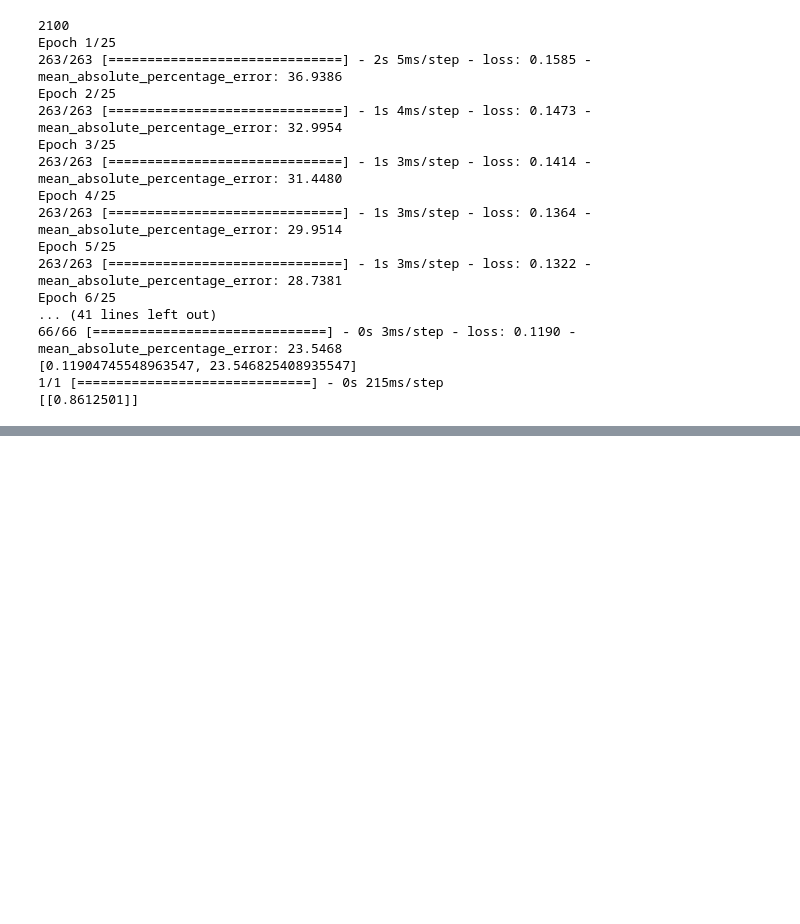
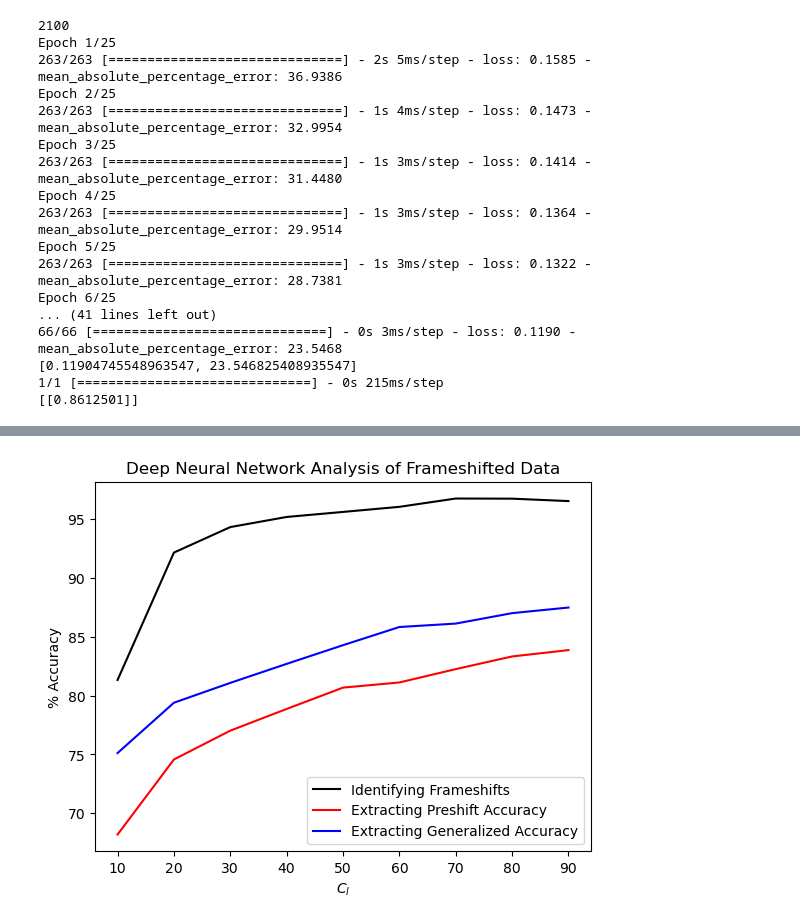
Before and after one commit to akhil-ganesan/Frameshift-Mutation-Detector, a Jupyter notebook: Frameshift Detector-Unshifter.ipynb, the cells around one changed output, grey strips where cells are left out. Cells and saved outputs as stored; diff of their text form; code cells hidden in the pictures; blank space fills up the shorter version.

```diff
--- a/Frameshift Detector-Unshifter.ipynb
+++ b/Frameshift Detector-Unshifter.ipynb
@@ -397,0 +733,19 @@ Epoch 6/25
+# %%
+import matplotlib.pyplot as plt
+
+def graph(x, y, z, w):
+    plt.plot(x, y, label = "Identifying Frameshifts", color='k')
+    plt.plot(x, z, label = "Extracting Preshift Accuracy", color='r')
+    plt.plot(x, w, label = "Extracting Generalized Accuracy", color='b')
+
+
+    plt.xlabel('$C_l$')
+    plt.ylabel('% Accuracy')
+    plt.title('Deep Neural Network Analysis of Frameshifted Data')
+    plt.legend(loc="lower right")
+    plt.savefig('graph.pdf')
+    plt.show()
+# %%
+graph(range(10, len(pred1)*10+10, 10), pred1, pred2, pred3)
+# %% [output]
+[figure, added]
```
Also changed, not shown: parts of 14 cells of this notebook, 2 other files.
